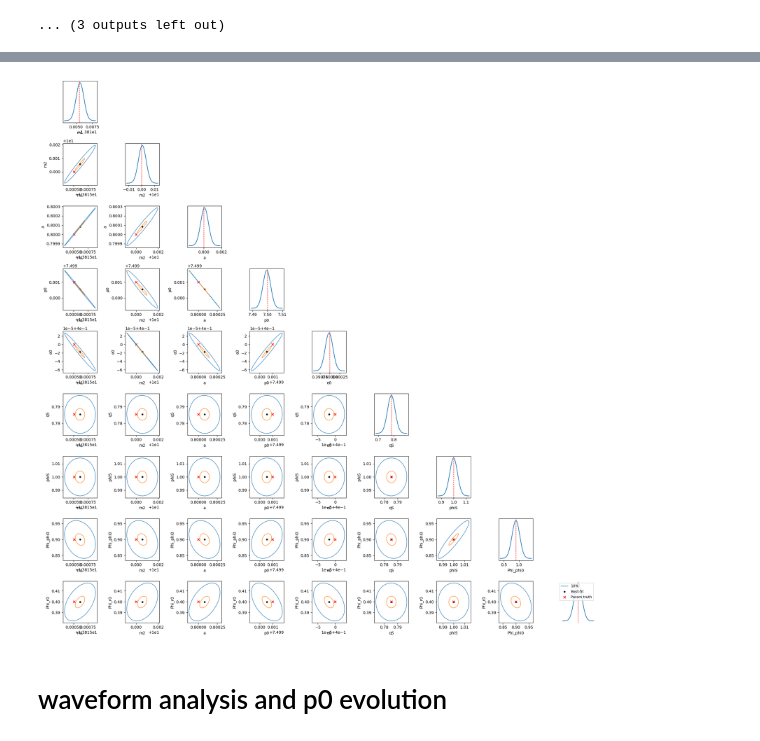
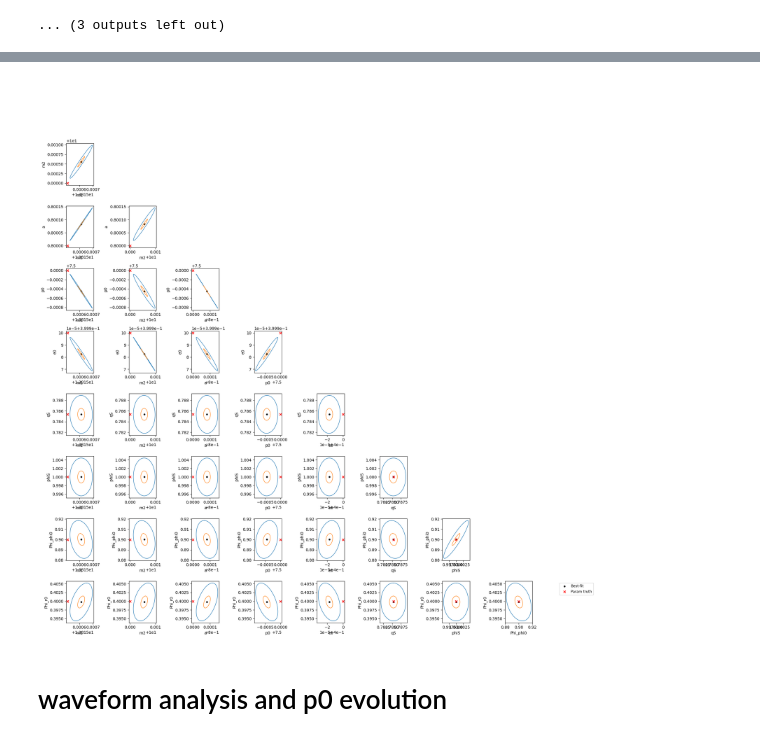
Before and after one commit to rishavrste/SuperKludge_r, a Jupyter notebook: Best_F_point_analysis/cv_check_0pa_1pa.ipynb, the cells around one changed output, grey strips where cells are left out. Saved outputs shown, nothing was run; the diff lists cells and outputs as text; code cells hidden in the pictures.

Commit message:
marginal_plot

```diff
--- a/Best_F_point_analysis/cv_check_0pa_1pa.ipynb
+++ b/Best_F_point_analysis/cv_check_0pa_1pa.ipynb
@@ -421,6 +421,8 @@ def triangle_plot(best_fit, cov, param_truth=None, labels=None,levels=[0.90, 0.9
             # Diagonal panels
             # ==========================
             if i == j:
+                ax.axis("off")
+                continue
                 sigma = np.sqrt(cov[i, i])
                 x = np.linspace(best_fit[i] - 4*sigma,
                                 best_fit[i] + 4*sigma, 300)
@@ -472,9 +474,9 @@ def triangle_plot(best_fit, cov, param_truth=None, labels=None,levels=[0.90, 0.9
     plt.show()
 # %%
 labels = param_names
-triangle_plot(np.array(best_fit), cov, np.array(params_truth_in), labels,levels=[0.1, 0.01])
+triangle_plot(np.array(best_fit), cov, np.array(params_truth_in), labels,levels=[0.01, 0.001])
 # %% [output]
-[figure, old version]
+[figure, new version]
 # %%
 # True waveform with 1PA order
 m1_true = 1e6
```
Also changed, not shown: 35 other files.
